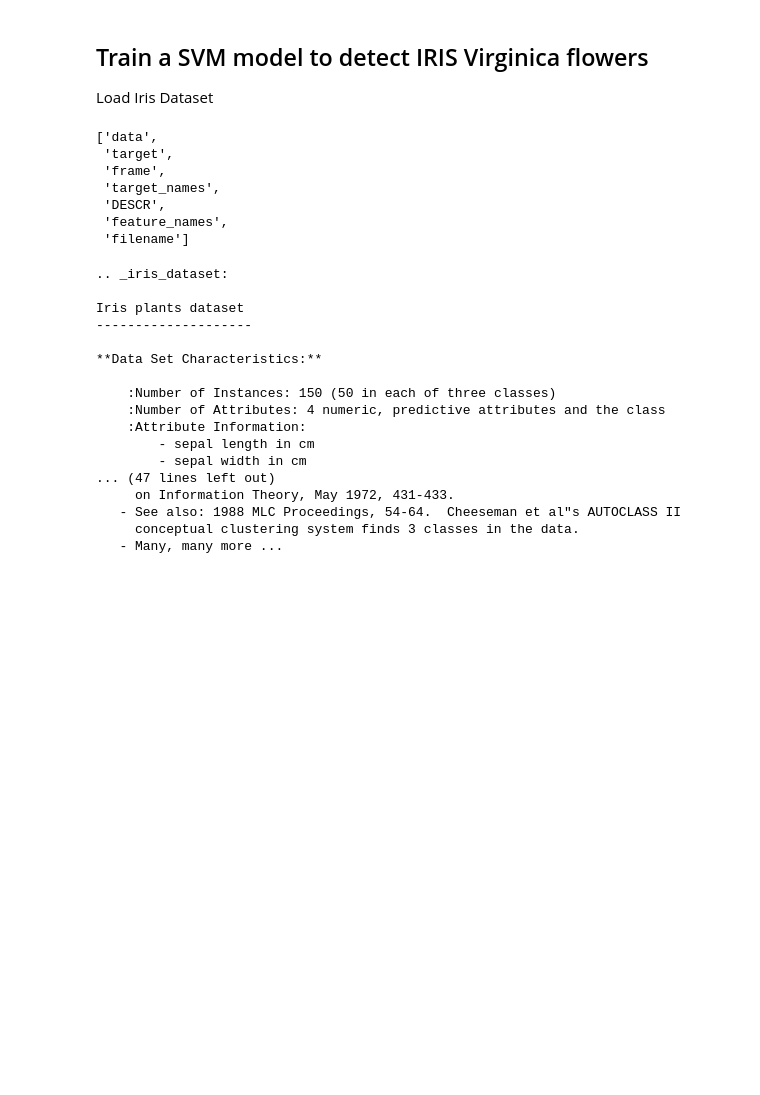
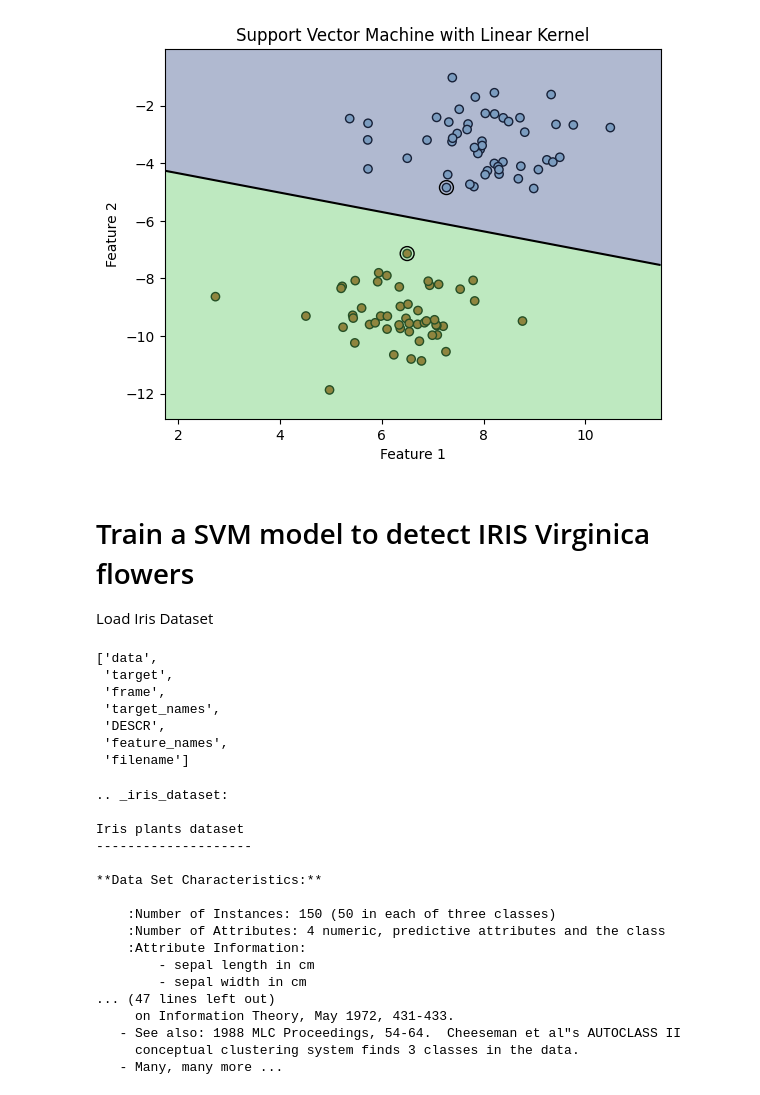
Before and after one commit to vuhung16au/ACU, a Jupyter notebook: ITEC203/Week07/ITEC203-Week7_Tutorial_SVM.ipynb, the cells around one changed output. Saved outputs shown, nothing was run; the diff lists cells and outputs as text; code cells hidden in the pictures; blank space fills up the shorter version.

```diff
--- a/ITEC203/Week07/ITEC203-Week7_Tutorial_SVM.ipynb
+++ b/ITEC203/Week07/ITEC203-Week7_Tutorial_SVM.ipynb
@@ -6,5 +97,47 @@ import matplotlib.pyplot as plt
+# %%
+
+
+# Generate sample data for binary classification
+X, y = make_blobs(n_samples=100, centers=2, random_state=6)
+
+# Create an SVM classifier with a linear kernel
+# SVC: Support Vector Classifier
+clf = svm.SVC(kernel='linear', C=1.0)
+
+# Train the classifier
+clf.fit(X, y)
+
+# Get the separating hyperplane
+w = clf.coef_[0]
+b = clf.intercept_[0]
+
+# Create a grid of points to plot the decision boundary
+x_min, x_max = X[:, 0].min() - 1, X[:, 0].max() + 1
+y_min, y_max = X[:, 1].min() - 1, X[:, 1].max() + 1
+xx, yy = np.meshgrid(np.arange(x_min, x_max, 0.02),
+                     np.arange(y_min, y_max, 0.02))
+Z = clf.decision_function(np.c_[xx.ravel(), yy.ravel()])
+Z = Z.reshape(xx.shape)
+
+# Plot the data points
+plt.scatter(X[:, 0], X[:, 1], c=y, cmap=plt.cm.Paired, edgecolors='k')
+
+# Plot the decision boundary
+plt.contourf(xx, yy, Z > 0, alpha=0.4)
+plt.contour(xx, yy, Z, colors=['k'], linestyles=['-'], levels=[0])
+
+# Plot the support vectors
+plt.scatter(clf.support_vectors_[:, 0], clf.support_vectors_[:, 1], s=100,
+            facecolors='none', edgecolors='k')
+
+plt.title('Support Vector Machine with Linear Kernel')
+plt.xlabel('Feature 1')
+plt.ylabel('Feature 2')
+plt.show()
+# %% [output]
+[figure, added]
 # %% [markdown]
-## Train a SVM model to detect IRIS Virginica flowers
+# Train a SVM model to detect IRIS Virginica flowers
 
 Load Iris Dataset
 # %%
```
Also changed, not shown: parts of 6 cells of this notebook.
